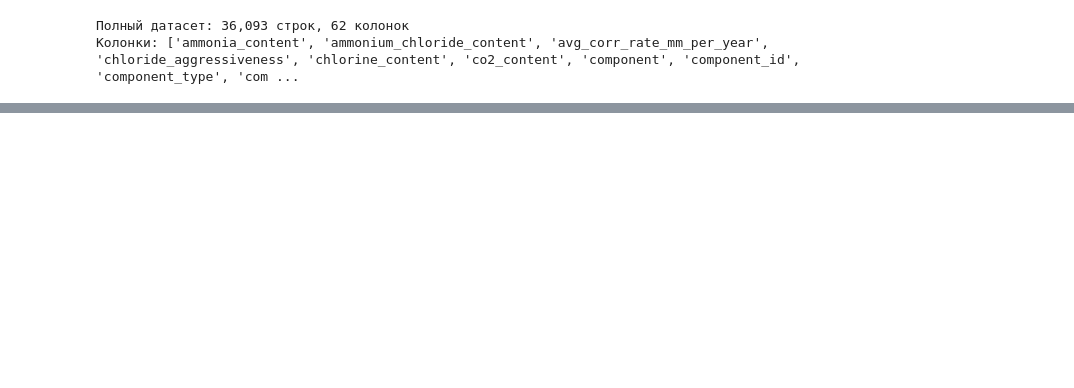
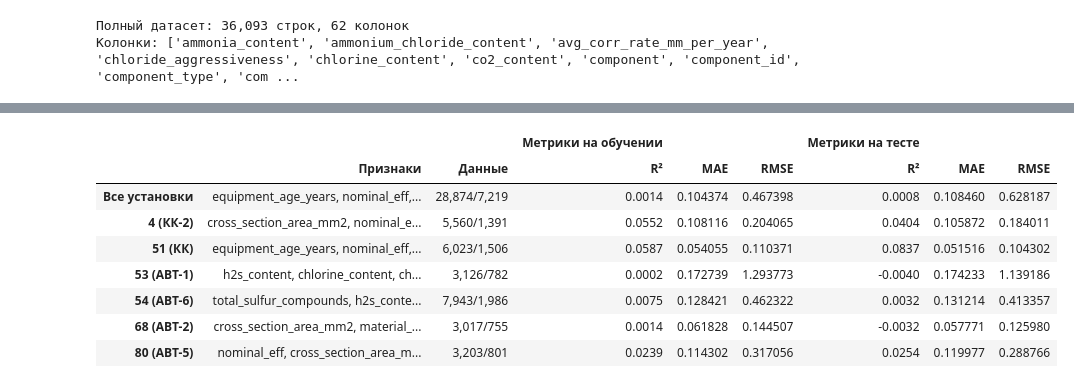
Before and after one commit to Kosyakin/corrosion_analysis_project, a Jupyter notebook: PythonMLExperiments/1_corr_analysis/линейная регрессия.ipynb, the cells around one changed output, grey strips where cells are left out. Saved outputs shown, nothing was run; the diff lists cells and outputs as text; code cells hidden in the pictures; blank space fills up the shorter version.

```diff
--- a/PythonMLExperiments/1_corr_analysis/линейная регрессия.ipynb
+++ b/PythonMLExperiments/1_corr_analysis/линейная регрессия.ipynb
@@ -26,21 +26,27 @@ print('Колонки:', sorted(DF_full.columns.tolist()))
 Колонки: ['ammonia_content', 'ammonium_chloride_content', 'avg_corr_rate_mm_per_year', 'chloride_aggressiveness', 'chlorine_content', 'co2_content', 'component', 'component_id', 'component_type', 'com ...
 # %%
 # Фильтр по установкам
-# 54 - АВТ-6, 68 - АВТ-2, 53 - АВТ-1, 80 - АВТ-5, 4 - KK-2, 51 - КК
-INSTALLATION_IDS = [4, 51, 54, 53, 80, 68]
+# 4 - КК-2, 51 - КК, 53 - АВТ-1, 54 - АВТ-6, 68 - АВТ-2, 80 - АВТ-5
+INSTALLATION_IDS = [4, 51, 53, 54, 68, 80]
+
+INSTALLATION_NAMES = {
+    4: 'КК-2', 51: 'КК', 53: 'АВТ-1',
+    54: 'АВТ-6', 68: 'АВТ-2', 80: 'АВТ-5',
+}
 
 DF_loaded = DF_full[DF_full['installation_id'].isin(INSTALLATION_IDS)].copy()
 DF_loaded = DF_loaded.sort_values('installation_id').reset_index(drop=True)
 print(f"Отфильтровано (installation_id in {INSTALLATION_IDS}): {len(DF_loaded):,} строк")
 
 # Только неотрицательная целевая переменная
-DF_loaded = DF_loaded[DF_loaded[TARGET] >= 0]
-print(f"После отбора строк с {TARGET} >= 0: {len(DF_loaded):,} строк")
+#DF_loaded = DF_loaded[DF_loaded[TARGET] >= 0]
+#print(f"После отбора строк с {TARGET} >= 0: {len(DF_loaded):,} строк")
 
 # Пустые в числовых признаках (содержание, индексы) = 0; цель не заполняем
 num_cols = [c for c in DF_loaded.select_dtypes(include=[np.number]).columns if c != TARGET]
 DF_loaded[num_cols] = DF_loaded[num_cols].fillna(0)
 
-print("Распределение по установкам:")
-print(DF_loaded['installation_id'].value_counts().sort_index())
+print("\nРаспределение по установкам:")
+for iid, cnt in DF_loaded['installation_id'].value_counts().sort_index().items():
+    print(f"  {iid:>3} ({INSTALLATION_NAMES.get(iid, '?'):>6}): {cnt:,} строк")
 # %% [output]
@@ -107,20 +258,54 @@ NaN в признаках после очистки: 0
 # %%
-# Линейная регрессия
-from sklearn.linear_model import LinearRegression
-from sklearn.metrics import r2_score, mean_absolute_error, mean_squared_error
+# ─────────────────────────────────────────────────────────────
+# Запуск для каждой установки + сводная таблица
+# ─────────────────────────────────────────────────────────────
 
-model = LinearRegression()
-model.fit(X_train, y_train)
+results = []
+for inst_id in ['all'] + INSTALLATION_IDS:
+    res = run_linear_regression(DF_loaded, installation_id=inst_id)
+    results.append(res)
 
-y_pred_train = model.predict(X_train)
-y_pred_test = model.predict(X_test)
+# ── Сводная таблица (формат из задания) ──────────────────────
+rows = []
+for r in results:
+    rows.append({
+        'Установка': r['label'],
+        'Признаки':  ', '.join(r['features']),
+        'Данные':    f"{r['n_train']:,}/{r['n_test']:,}",
+        'train_R2':   r['train_r2'],
+        'train_MAE':  r['train_mae'],
+        'train_RMSE': r['train_rmse'],
+        'test_R2':    r['test_r2'],
+        'test_MAE':   r['test_mae'],
+        'test_RMSE':  r['test_rmse'],
+    })
 
-print("Метрики на обучении:")
-print(f"  R²   = {r2_score(y_train, y_pred_train):.4f}")
-print(f"  MAE  = {mean_absolute_error(y_train, y_pred_train):.6f}")
-print(f"  RMSE = {np.sqrt(mean_squared_error(y_train, y_pred_train)):.6f}")
-print("\nМетрики на тесте:")
-print(f"  R²   = {r2_score(y_test, y_pred_test):.4f}")
-print(f"  MAE  = {mean_absolute_error(y_test, y_pred_test):.6f}")
-print(f"  RMSE = {np.sqrt(mean_squared_error(y_test, y_pred_test)):.6f}")
+summary = pd.DataFrame(rows)
+
+# MultiIndex-заголовок
+summary.columns = pd.MultiIndex.from_tuples([
+    ('', 'Установка'),
+    ('', 'Признаки'),
+    ('', 'Данные'),
+    ('Метрики на обучении', 'R²'),
+    ('Метрики на обучении', 'MAE'),
+    ('Метрики на обучении', 'RMSE'),
+    ('Метрики на тесте',    'R²'),
+    ('Метрики на тесте',    'MAE'),
+    ('Метрики на тесте',    'RMSE'),
+])
+
+summary = summary.set_index(('', 'Установка'))
+summary.index.name = None
+
+# Форматирование чисел
+fmt = {
+    ('Метрики на обучении', 'R²'):   '{:.4f}',
+    ('Метрики на обучении', 'MAE'):  '{:.6f}',
+    ('Метрики на обучении', 'RMSE'): '{:.6f}',
+    ('Метрики на тесте',    'R²'):   '{:.4f}',
+    ('Метрики на тесте',    'MAE'):  '{:.6f}',
+    ('Метрики на тесте',    'RMSE'): '{:.6f}',
+}
+summary.style.format(fmt)
 # %% [output]
@@ -129 +329,10 @@ LinearRegression does not accept missing values encoded as NaN natively. For sup
+|  |  |  | Метрики на обучении |  |  | Метрики на тесте |  |  |
+|  | Признаки | Данные | R² | MAE | RMSE | R² | MAE | RMSE |
+| Все установки | equipment_age_years, nominal_eff,... | 28,874/7,219 | 0.0014 | 0.104374 | 0.467398 | 0.0008 | 0.108460 | 0.628187 |
+| 4 (КК-2) | cross_section_area_mm2, nominal_e... | 5,560/1,391 | 0.0552 | 0.108116 | 0.204065 | 0.0404 | 0.105872 | 0.184011 |
+| 51 (КК) | equipment_age_years, nominal_eff,... | 6,023/1,506 | 0.0587 | 0.054055 | 0.110371 | 0.0837 | 0.051516 | 0.104302 |
+| 53 (АВТ-1) | h2s_content, chlorine_content, ch... | 3,126/782 | 0.0002 | 0.172739 | 1.293773 | -0.0040 | 0.174233 | 1.139186 |
+| 54 (АВТ-6) | total_sulfur_compounds, h2s_conte... | 7,943/1,986 | 0.0075 | 0.128421 | 0.462322 | 0.0032 | 0.131214 | 0.413357 |
+| 68 (АВТ-2) | cross_section_area_mm2, material_... | 3,017/755 | 0.0014 | 0.061828 | 0.144507 | -0.0032 | 0.057771 | 0.125980 |
+| 80 (АВТ-5) | nominal_eff, cross_section_area_m... | 3,203/801 | 0.0239 | 0.114302 | 0.317056 | 0.0254 | 0.119977 | 0.288766 |
 # %%
```
Also changed, not shown: parts of 13 cells of this notebook, 3 other files.
